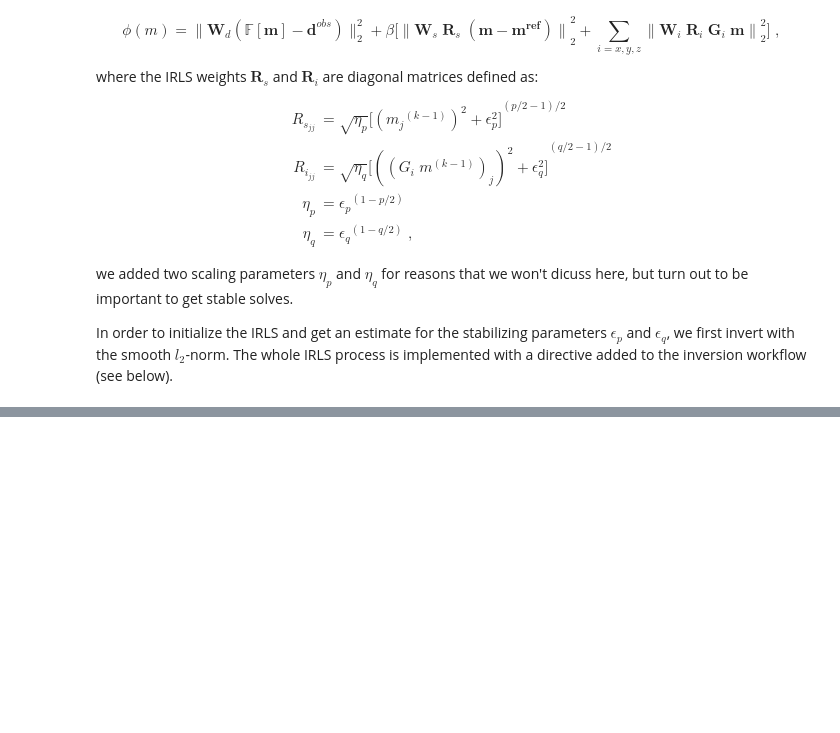
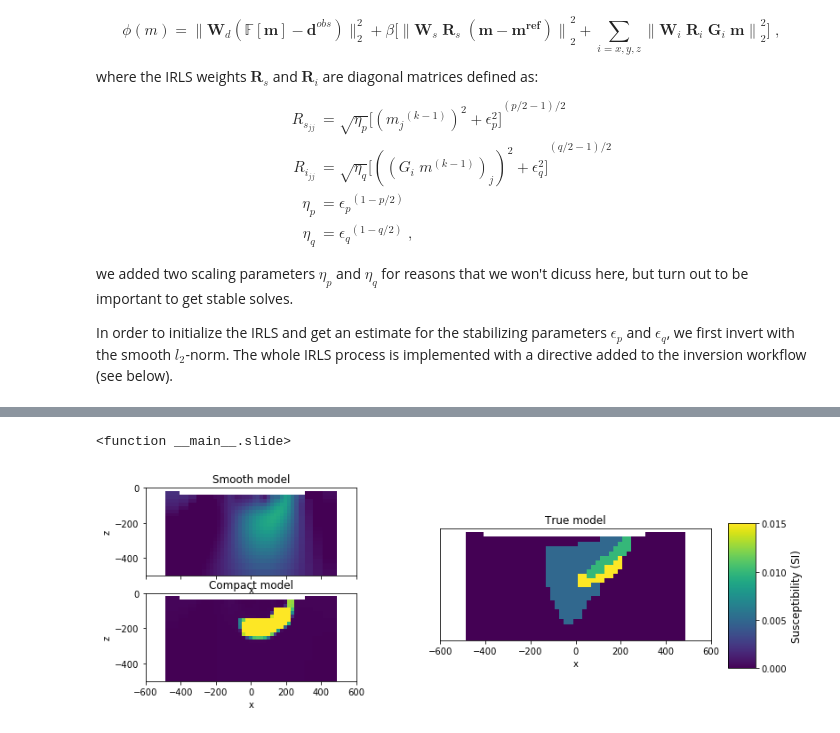
Before and after one commit to geoscixyz/computation, a Jupyter notebook: notebooks/case-studies/PF/Magnetics_over_TKC.ipynb, the cells around one changed output, grey strips where cells are left out. Drawn from its saved outputs; the diff is of its cells as text; code cells hidden in the pictures; blank space fills up the shorter version.

```diff
--- a/notebooks/case-studies/PF/Magnetics_over_TKC.ipynb
+++ b/notebooks/case-studies/PF/Magnetics_over_TKC.ipynb
@@ -27,7 +39,7 @@ url = 'https://storage.googleapis.com/simpeg/tkc_synthetic/potential_fields/'
 cloudfiles = ['MagData.obs', 'Mesh.msh',
               'Initm.sus', 'SimPEG_PF_Input.inp']
 
-basePath = os.path.sep.join(os.path.abspath(os.getenv('HOME')).split(os.path.sep)+['Downloads']+['SimPEGtemp']) #hide
-basePath = io_utils.remoteDownload(url, cloudfiles, basePath=basePath+os.path.sep)
+basePath = os.path.expanduser('~/Downloads/simpegtemp')
+download([url+f for f in cloudfiles], folder=basePath, overwrite=True)
 input_file = basePath + psep + 'SimPEG_PF_Input.inp'
 # %% [output]
@@ -224,10 +243,13 @@ wr = np.sum(prob.G**2.,axis=0)**0.5
 wr = ( wr/np.max(wr) )
 
 reg = Regularization.Sparse(mesh, indActive=actv, mapping=idenMap)
+reg.norms = driver.lpnorms
+reg.eps_p = 5e-4
+reg.eps_q = 5e-4
 reg.cell_weights = wr
 
 dmis = DataMisfit.l2_DataMisfit(survey)
-dmis.Wd = 1/wd
+dmis.W = 1/wd
 
 # Add directives to the inversion
 opt = Optimization.ProjectedGNCG(maxIter=100 ,lower=0.,upper=1., maxIterLS = 20, maxIterCG= 10, tolCG = 1e-3)
@@ -237,9 +259,9 @@ betaest = Directives.BetaEstimate_ByEig()
 # Here is where the norms are applied
 # Use pick a treshold parameter empirically based on the distribution of model
 # parameters (run last cell to see the histogram before and after IRLS)
-IRLS = Directives.Update_IRLS( norms=driver.lpnorms,  eps=[3e-4,3e-4], f_min_change = 1e-4, minGNiter=3)
+IRLS = Directives.Update_IRLS(f_min_change = 1e-4, minGNiter=3)
 update_Jacobi = Directives.Update_lin_PreCond()
-inv = Inversion.BaseInversion(invProb, directiveList=[IRLS,betaest,update_Jacobi])
+inv = Inversion.BaseInversion(invProb, directiveList=[betaest,IRLS,update_Jacobi])
 
 m0 = np.ones(idenMap.nP)*1e-4
 # %% [output]
@@ -254,7 +293,7 @@ m_lp = actvMap*mrec
 m_lp[m_lp==ndv] = np.nan
 
 # Get the smooth model aslo
-m_l2 = actvMap*reg.l2model
+m_l2 = actvMap*IRLS.l2model
 m_l2[m_l2==ndv] = np.nan
 
 m_true = actvMap*driver.m0
@@ -303,34 +342,37 @@ def slide(s,normal):
 
     ax2.set_xticklabels([])
 
     ax2 = plt.subplot(1,2,2)
     dat = mesh.plotSlice(m_true, ax = ax2, normal=normal, ind=s, clim=np.r_[vmin, vmax],pcolorOpts={'cmap':'viridis'})
 #     plt.colorbar(dat[0])
     plt.gca().set_aspect('equal')
     plt.title('True model')
 
     pos =  ax2.get_position()
 
     ax2.yaxis.set_visible(False)
     if normal == "Z":
         plt.xlim(-600, 600)
         plt.ylim(-600, 600.)
         ax2.set_position([pos.x0 -0.04 , pos.y0,  pos.width, pos.height])
     else:
         plt.xlim(-600, 600)
         plt.ylim(-500, 0.)
 
     pos =  ax2.get_position()
     cbarax = fig.add_axes([pos.x0 + 0.375 , pos.y0 + 0.05,  pos.width*0.1, pos.height*0.75])  ## the parameters are the specified position you set
     cb = fig.colorbar(dat[0],cax=cbarax, orientation="vertical", ax = ax2, ticks=np.linspace(vmin,vmax, 4))
     cb.set_label("Susceptibility (SI)",size=12)
 
     #{OPTIONAL} Save the figure to png
     #fig.savefig('PF_Compact.png',dpi = 150)
 
-interact(slide, s=(0,34), normal=['Y','Z','X'])
+interact(slide, s=(0,36), normal=['Y','Z','X'])
 
 # interact(lambda ind: viz(m_l2, ind, normal="Z"), ind=IntSlider(min=0, max=32,step=1, value=28))
+# %% [output]
+<function __main__.slide>
+[figure, added]
 # %%
 # Lets compare the distribution of model parameters and model gradients
 plt.figure(figsize=[15,5])
```
Also changed, not shown: parts of 6 cells of this notebook, 3 other files.
